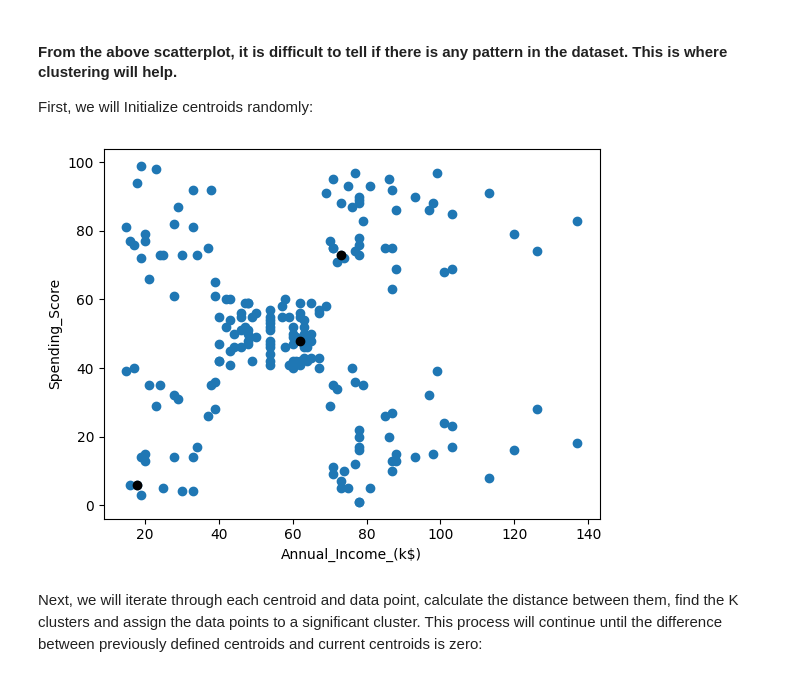
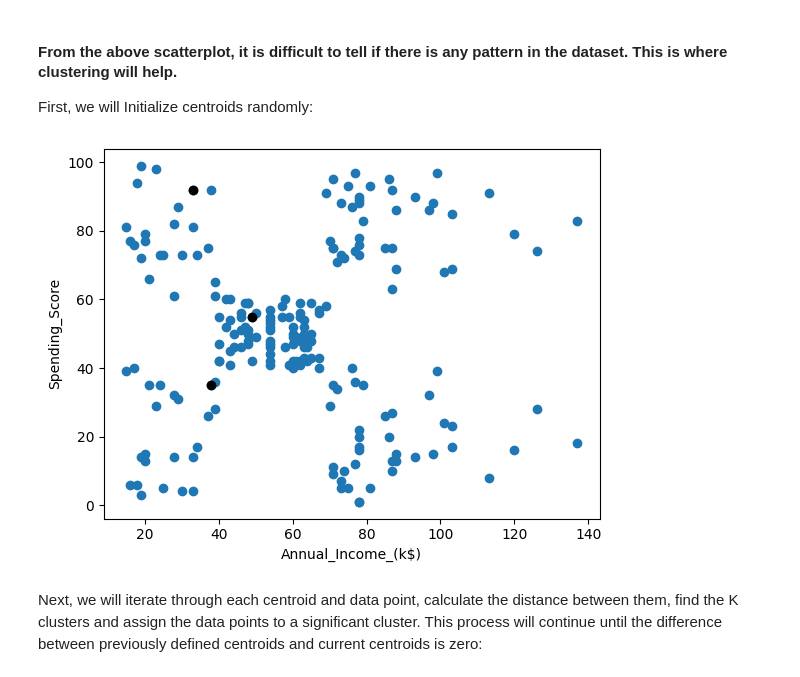
Before and after one commit to GhadeerZahwe/Customer-Segmentation-KMeans-Clustering, a Jupyter notebook: kmeans_scratch_implementation.ipynb, the cells around one changed output. Drawn from its saved outputs; the diff is of its cells as text; code cells hidden in the pictures.

Commit message:
Initialized centroids randomly

```diff
--- a/kmeans_scratch_implementation.ipynb
+++ b/kmeans_scratch_implementation.ipynb
@@ -42,16 +42,16 @@ First, we will Initialize centroids randomly:
 # %%
 #TODO: RUN IT 10 TIMES TO See  THAT WE WILL HAVE DIFFERENT CENTROIS
 #BECAUSE WE ARE TAKING THE .SAMPLE FUNCTION.
 #The sample function provides random values
 K=3
 centroids = customer_data.sample(n=K) #get random k centroids
-plt.scatter(... , .... )
-plt.scatter(... , .... ,c='black')
+plt.scatter(customer_data['Annual_Income_(k$)'] , customer_data['Spending_Score'])
+plt.scatter(centroids['Annual_Income_(k$)'] , centroids['Spending_Score'] ,c='black')
 plt.xlabel('Annual_Income_(k$)')
 plt.ylabel('Spending_Score')
 plt.show()
 # %% [output]
-[figure, old version]
+[figure, new version]
 # %% [markdown]
 Next, we will iterate through each centroid and data point, calculate the distance between them, find the K clusters and assign the data points to a significant cluster. This process will continue until the difference between previously defined centroids and current centroids is zero:
 # %% [markdown]
```
